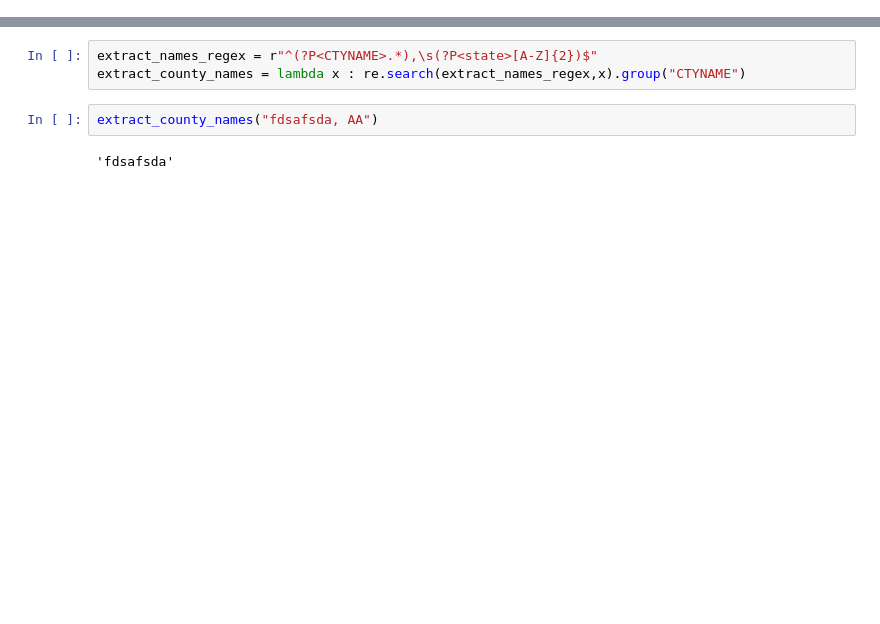
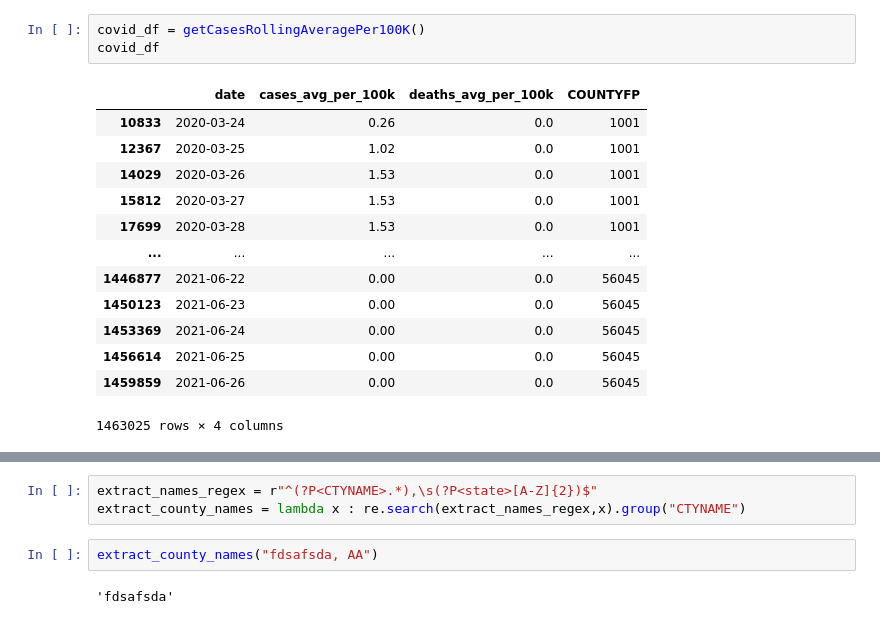
Before and after one commit to sjtalkar/Milestone1BPresidentialElectionAndCovid, a Jupyter notebook: CodeForPresidentialElectionsAndCovid/CovidVsUnemployment.ipynb, the cells around one changed output, grey strips where cells are left out. Drawn from its saved outputs; the diff is of its cells as text; blank space fills up the shorter version.

```diff
--- a/CodeForPresidentialElectionsAndCovid/CovidVsUnemployment.ipynb
+++ b/CodeForPresidentialElectionsAndCovid/CovidVsUnemployment.ipynb
@@ -98 +113,18 @@ getUnemploymentRate()
 3141 rows × 5 columns
+# %%
+covid_df = getCasesRollingAveragePer100K()
+covid_df
+# %% [output]
+|  | date | cases_avg_per_100k | deaths_avg_per_100k | COUNTYFP |
+| 10833 | 2020-03-24 | 0.26 | 0.0 | 1001 |
+| 12367 | 2020-03-25 | 1.02 | 0.0 | 1001 |
+| 14029 | 2020-03-26 | 1.53 | 0.0 | 1001 |
+| 15812 | 2020-03-27 | 1.53 | 0.0 | 1001 |
+| 17699 | 2020-03-28 | 1.53 | 0.0 | 1001 |
+| ... | ... | ... | ... | ... |
+| 1446877 | 2021-06-22 | 0.00 | 0.0 | 56045 |
+| 1450123 | 2021-06-23 | 0.00 | 0.0 | 56045 |
+| 1453369 | 2021-06-24 | 0.00 | 0.0 | 56045 |
+| 1456614 | 2021-06-25 | 0.00 | 0.0 | 56045 |
+| 1459859 | 2021-06-26 | 0.00 | 0.0 | 56045 |
+1463025 rows × 4 columns
```
Also changed, not shown: parts of 6 cells of this notebook, 6 other files.
